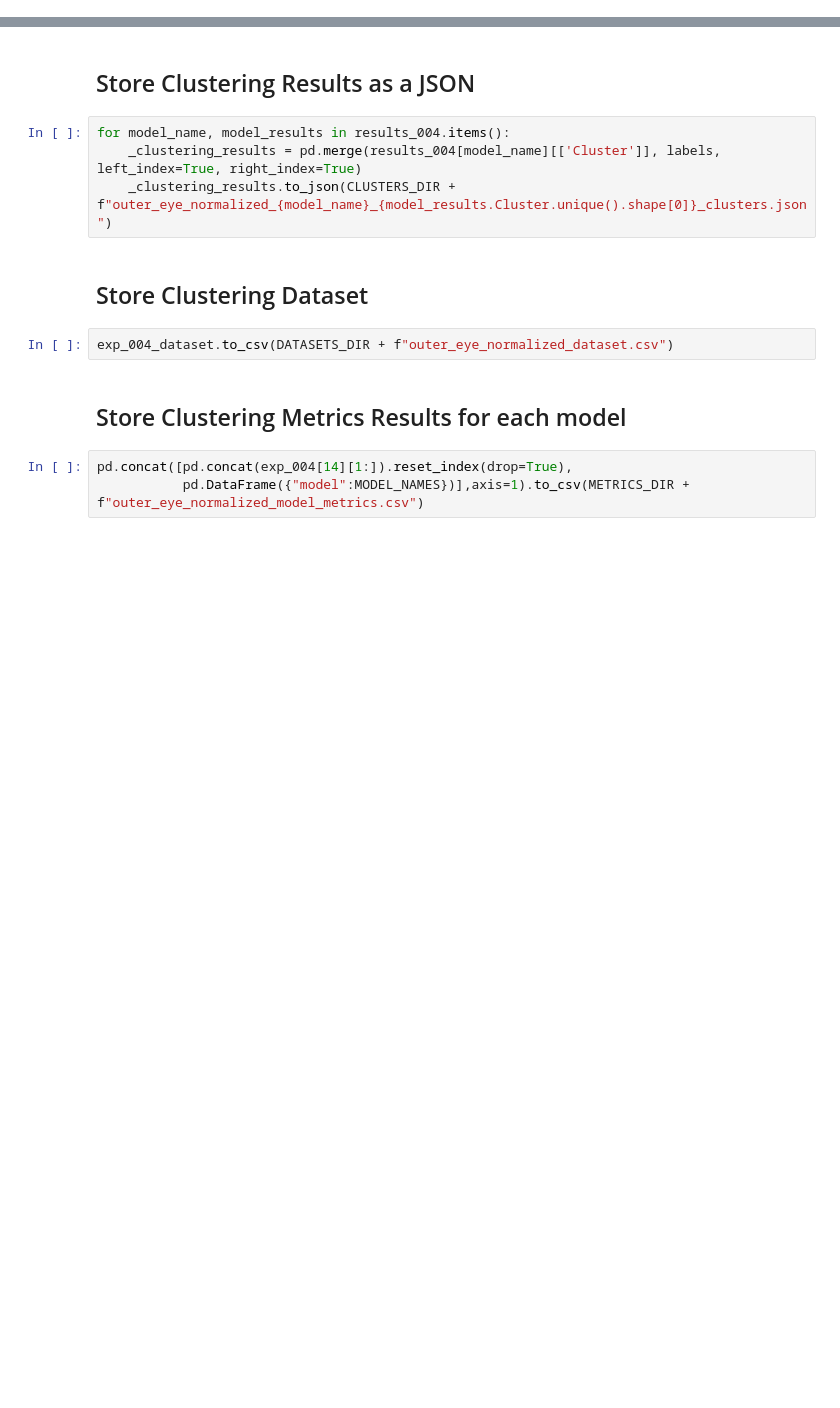
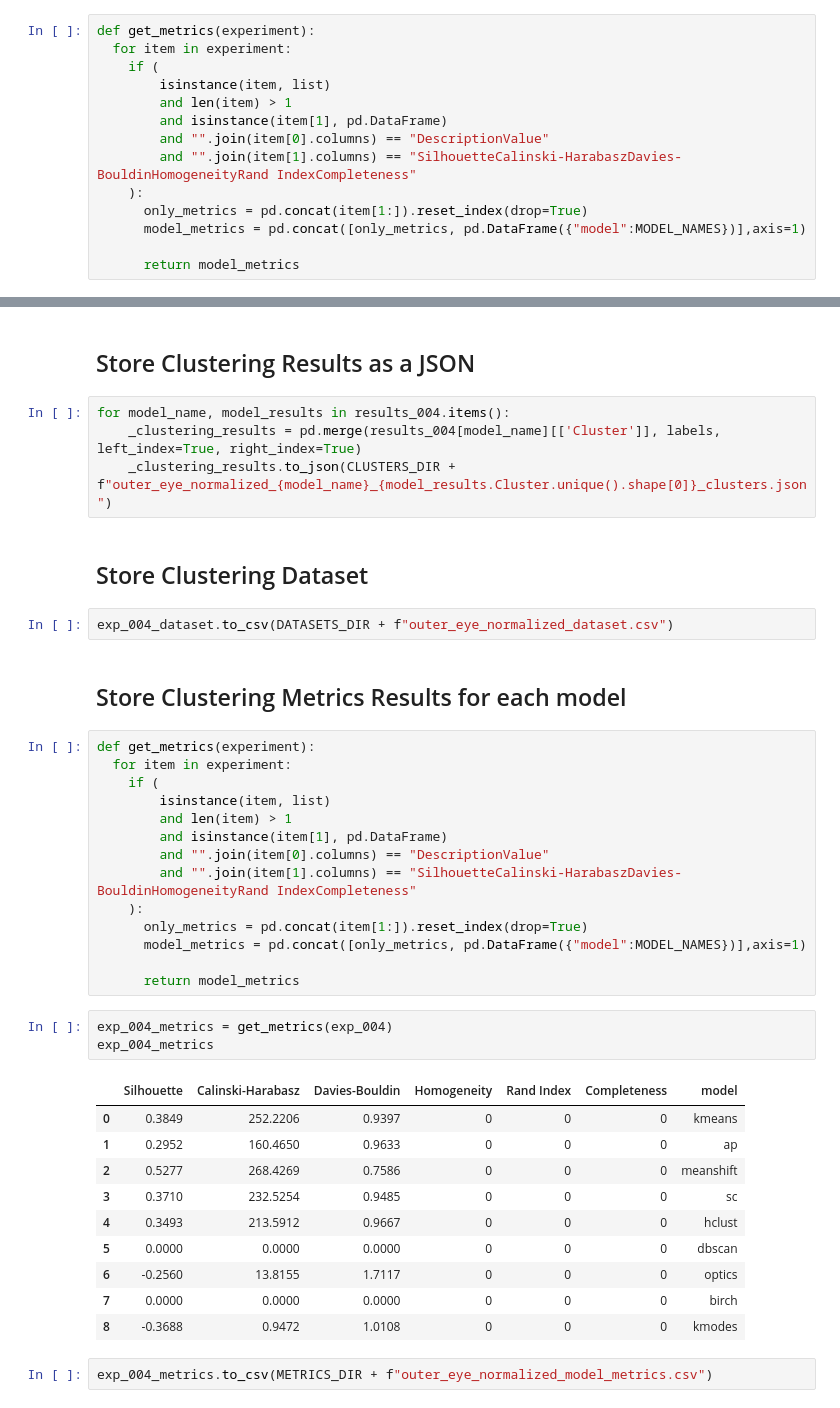
Before and after one commit to AnzorGozalishvili/AnzorGozalishvili, a Jupyter notebook: notebooks/experiment_4/clusterization_experiment_(compare_different_clusterization_models_using_pycaret).ipynb, the cells around one changed output, grey strips where cells are left out. Cells and saved outputs as stored; diff of their text form; blank space fills up the shorter version.

```diff
--- a/notebooks/experiment_4/clusterization_experiment_(compare_different_clusterization_models_using_pycaret).ipynb
+++ b/notebooks/experiment_4/clusterization_experiment_(compare_different_clusterization_models_using_pycaret).ipynb
@@ -554,0 +540,14 @@ pd.concat([pd.concat(exp_003[14][1:]).reset_index(drop=True),
+# %%
+def get_metrics(experiment):
+  for item in experiment:
+    if (
+        isinstance(item, list)
+        and len(item) > 1
+        and isinstance(item[1], pd.DataFrame)
+        and "".join(item[0].columns) == "DescriptionValue"
+        and "".join(item[1].columns) == "SilhouetteCalinski-HarabaszDavies-BouldinHomogeneityRand IndexCompleteness"
+    ):
+      only_metrics = pd.concat(item[1:]).reset_index(drop=True)
+      model_metrics = pd.concat([only_metrics, pd.DataFrame({"model":MODEL_NAMES})],axis=1)
+
+      return model_metrics
@@ -911,6 +943,33 @@ for model_name, model_results in results_004.items():
 exp_004_dataset.to_csv(DATASETS_DIR + f"outer_eye_normalized_dataset.csv")
 # %% [markdown]
 ## Store Clustering Metrics Results for each model
-# %%
-pd.concat([pd.concat(exp_004[14][1:]).reset_index(drop=True),
-           pd.DataFrame({"model":MODEL_NAMES})],axis=1).to_csv(METRICS_DIR + f"outer_eye_normalized_model_metrics.csv")
+# %%
+def get_metrics(experiment):
+  for item in experiment:
+    if (
+        isinstance(item, list)
+        and len(item) > 1
+        and isinstance(item[1], pd.DataFrame)
+        and "".join(item[0].columns) == "DescriptionValue"
+        and "".join(item[1].columns) == "SilhouetteCalinski-HarabaszDavies-BouldinHomogeneityRand IndexCompleteness"
+    ):
+      only_metrics = pd.concat(item[1:]).reset_index(drop=True)
+      model_metrics = pd.concat([only_metrics, pd.DataFrame({"model":MODEL_NAMES})],axis=1)
+
+      return model_metrics
+# %%
+exp_004_metrics = get_metrics(exp_004)
+exp_004_metrics
+# %% [output]
+|  | Silhouette | Calinski-Harabasz | Davies-Bouldin | Homogeneity | Rand Index | Completeness | model |
+| 0 | 0.3849 | 252.2206 | 0.9397 | 0 | 0 | 0 | kmeans |
+| 1 | 0.2952 | 160.4650 | 0.9633 | 0 | 0 | 0 | ap |
+| 2 | 0.5277 | 268.4269 | 0.7586 | 0 | 0 | 0 | meanshift |
+| 3 | 0.3710 | 232.5254 | 0.9485 | 0 | 0 | 0 | sc |
+| 4 | 0.3493 | 213.5912 | 0.9667 | 0 | 0 | 0 | hclust |
+| 5 | 0.0000 | 0.0000 | 0.0000 | 0 | 0 | 0 | dbscan |
+| 6 | -0.2560 | 13.8155 | 1.7117 | 0 | 0 | 0 | optics |
+| 7 | 0.0000 | 0.0000 | 0.0000 | 0 | 0 | 0 | birch |
+| 8 | -0.3688 | 0.9472 | 1.0108 | 0 | 0 | 0 | kmodes |
+# %%
+exp_004_metrics.to_csv(METRICS_DIR + f"outer_eye_normalized_model_metrics.csv")
```
Also changed, not shown: parts of 9 cells of this notebook.
